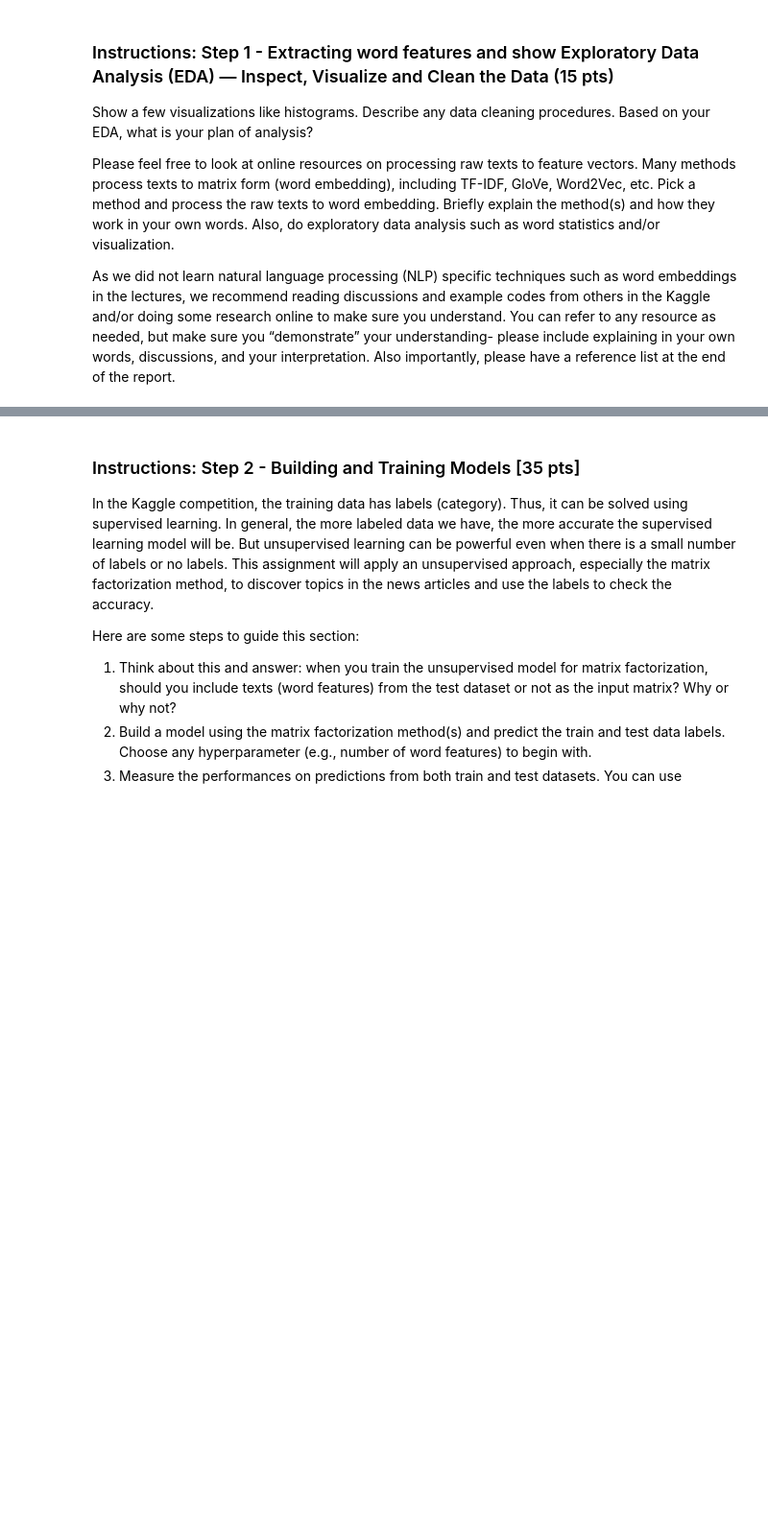
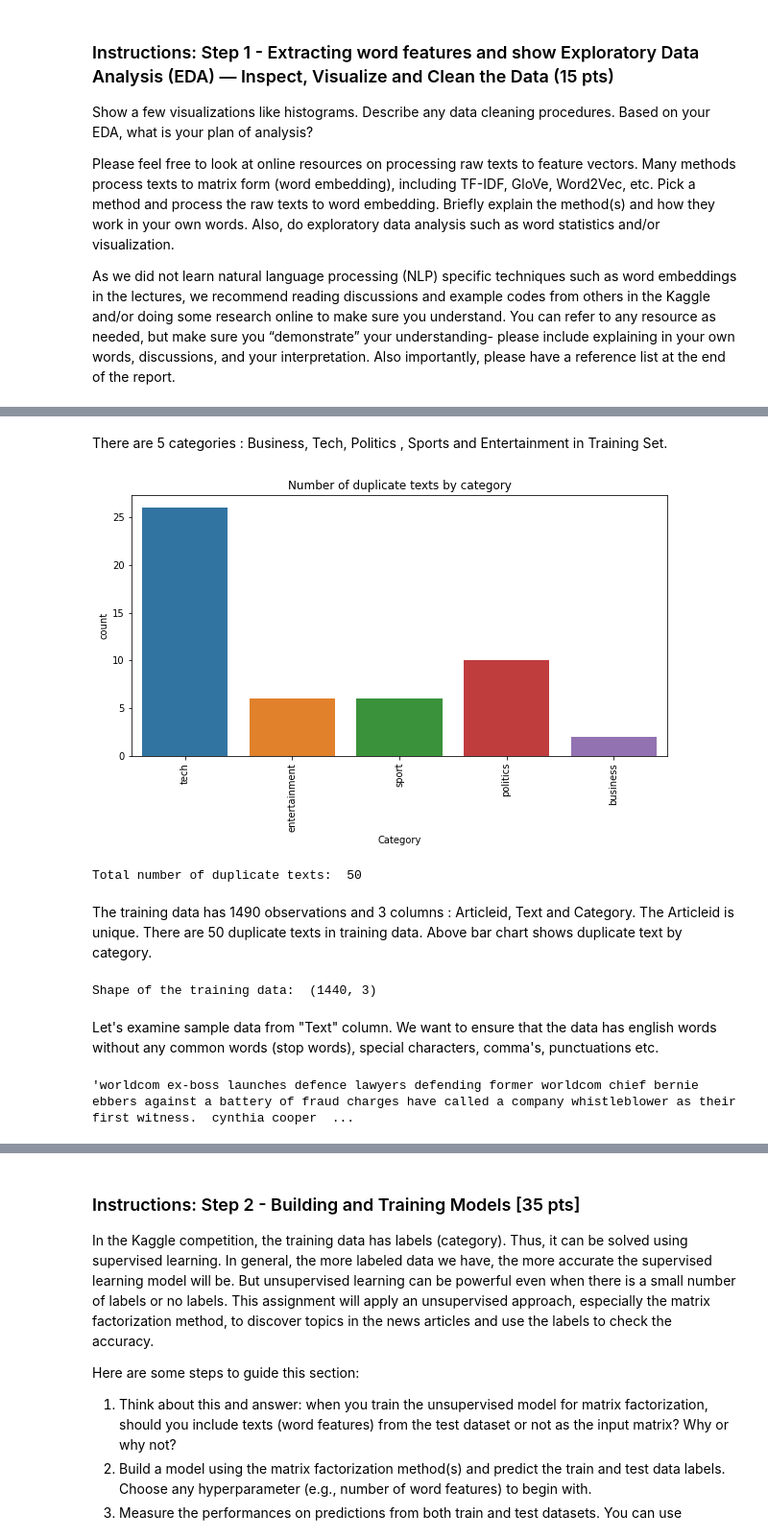
Before and after one commit to girikunche/BBC, a Jupyter notebook: BBC.ipynb, the cells around one changed output, grey strips where cells are left out. Shown at 96% size. Drawn from its saved outputs; the diff is of its cells as text; code cells hidden in the pictures; blank space fills up the shorter version.

```diff
--- a/BBC.ipynb
+++ b/BBC.ipynb
@@ -15,0 +54,39 @@ As we did not learn natural language processing (NLP) specific techniques such a
+# %% [markdown]
+There are 5 categories : Business, Tech, Politics , Sports and Entertainment in Training Set.
+# %%
+
+# Get the duplicate texts
+dup_text = df_train[df_train.duplicated(subset=['Text'], keep=False)].sort_values(by='Text').head(50)
+# Plot the number of duplicate text by category
+plt.figure(figsize=(10, 5))
+# Title of the plot
+plt.title('Number of duplicate texts by category')
+sns.countplot(x='Category', data=dup_text)
+plt.xticks(rotation=90)
+plt.show()
+
+# Total number of duplicate texts
+print('Total number of duplicate texts: ', len(dup_text))
+# %% [output]
+[figure, added]
+Total number of duplicate texts:  50
+# %% [markdown]
+The training data has 1490 observations and 3 columns : Articleid, Text and Category. The Articleid is unique. There are 50 duplicate texts in training data.
+Above bar chart shows duplicate text by category.
+# %%
+# Remove the duplicate texts
+df_train.drop_duplicates(subset=['Text'], keep='first', inplace=True)
+# Reset the index
+df_train.reset_index(drop=True, inplace=True)
+
+# Print the shape of the training data
+print('Shape of the training data: ', df_train.shape)
+# %% [output]
+Shape of the training data:  (1440, 3)
+# %% [markdown]
+Let's examine sample data from "Text" column. We want to ensure that the data has english words without any common words (stop words), special characters, comma's, punctuations etc.
+# %%
+# Print text of the first row
+df_train['Text'][0]
+# %% [output]
+'worldcom ex-boss launches defence lawyers defending former worldcom chief bernie ebbers against a battery of fraud charges have called a company whistleblower as their first witness.  cynthia cooper  ...
```
Also changed, not shown: parts of 12 cells of this notebook, 1 other file.
